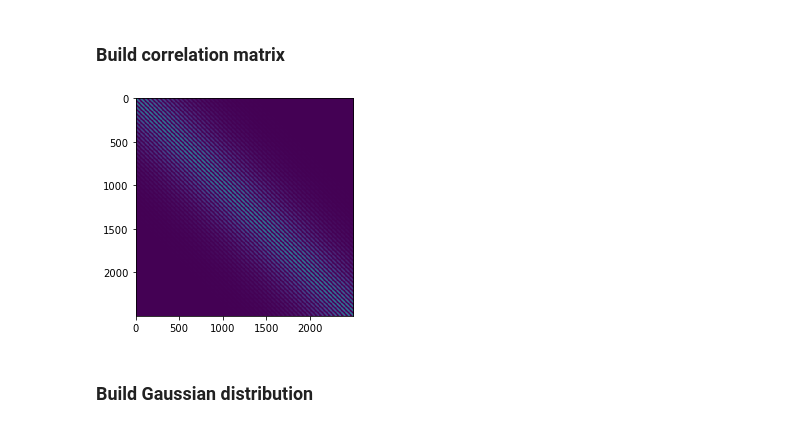
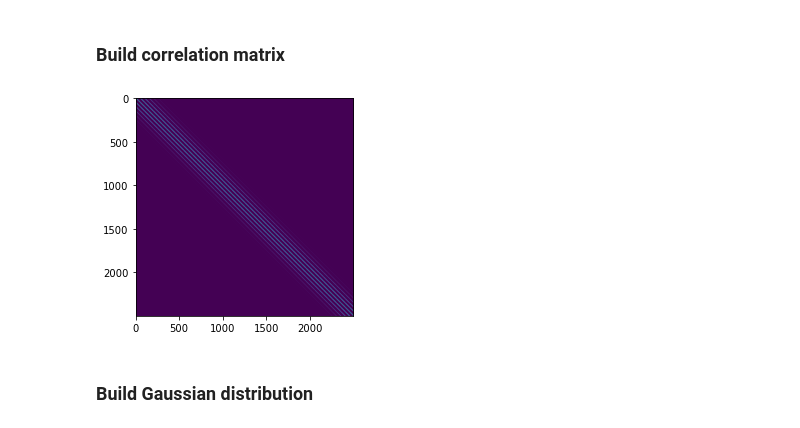
Before and after one commit to mark-hobbs/pyrf, a Jupyter notebook: Random_field_generation.ipynb, the cells around one changed output. Saved outputs shown, nothing was run; the diff lists cells and outputs as text; code cells hidden in the pictures.

```diff
--- a/Random_field_generation.ipynb
+++ b/Random_field_generation.ipynb
@@ -34,15 +34,15 @@ std_dev = 5
 # C = jcss.build_correlation_matrix(x)
 # jcss.visualise(C)
 # %%
-# gc = GaussianCovariance(lc)
-# C = gc.build_correlation_matrix(x)
-# gc.visualise(C)
+gc = GaussianCovariance(lc)
+C = gc.build_correlation_matrix(x)
+gc.visualise(C)
+# %% [output]
+[figure, added]
 # %%
-matern = Matern(lc, nu=1/2)
-C = matern.build_correlation_matrix(x)
-matern.visualise(C)
+# matern = Matern(lc, nu=1/2)
+# C = matern.build_correlation_matrix(x)
+# matern.visualise(C)
-# %% [output]
-[figure, removed]
 # %% [markdown]
 ### Build Gaussian distribution
 # %%
```
Also changed, not shown: parts of 9 cells of this notebook.
